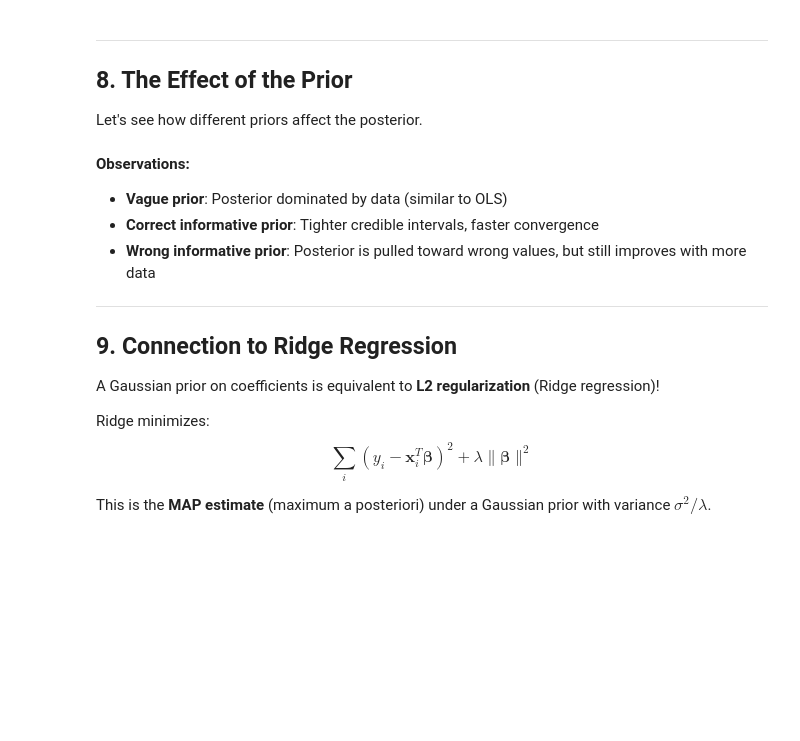
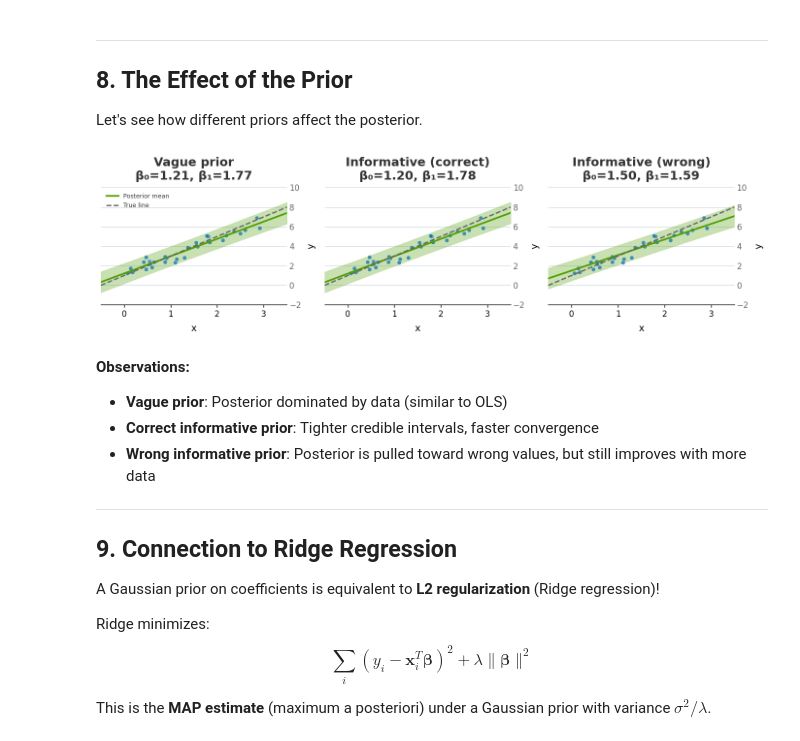
Before and after one commit to welr/learning_machines, a Jupyter notebook: ch02_03_bayesian_regression.ipynb, the cells around one changed output. Saved outputs shown, nothing was run; the diff lists cells and outputs as text; code cells hidden in the pictures; blank space fills up the shorter version.

```diff
--- a/ch02_03_bayesian_regression.ipynb
+++ b/ch02_03_bayesian_regression.ipynb
@@ -456,36 +478,38 @@ fig, axes = plt.subplots(1, 3, figsize=(14, 4))
 
 priors = [
     ("Vague prior", np.array([0, 0]), np.array([[100, 0], [0, 100]])),
     ("Informative (correct)", np.array([1, 2]), np.array([[0.5, 0], [0, 0.5]])),
     ("Informative (wrong)", np.array([5, -1]), np.array([[0.5, 0], [0, 0.5]])),
 ]
 
 for ax, (title, p_mean, p_cov) in zip(axes, priors):
-    pm, pc = bayesian_linear_regression_analytical(X_design, y, p_mean, p_cov, noise_var)
-    pred_m, pred_v = posterior_predictive(x_plot, pm, pc, noise_var)
+    post_mean, post_cov = bayesian_linear_regression_analytical(X_design, y, p_mean, p_cov, noise_var)
+    pred_m, pred_v = posterior_predictive(x_plot, post_mean, post_cov, noise_var)
     pred_s = np.sqrt(pred_v)
 
     # Credible interval
     ax.fill_between(x_plot, pred_m - 1.96*pred_s, pred_m + 1.96*pred_s,
                     alpha=0.3, color=mt.GREEN)
     ax.plot(x_plot, pred_m, c=mt.GREEN, linewidth=2.5, label='Posterior mean')
 
     # True and data
     ax.plot(x_plot, true_beta0 + true_beta1 * x_plot, c=mt.GRAY, linestyle='--',
             linewidth=2, label='True line')
     ax.scatter(X, y, c=mt.BLUE, s=40, alpha=0.7, edgecolors='white', linewidths=0.5)
 
     ax.set_xlabel('x')
     ax.set_ylabel('y')
-    ax.set_title(f'{title}\nβ₀={pm[0]:.2f}, β₁={pm[1]:.2f}', fontweight='bold')
+    ax.set_title(f'{title}\nβ₀={post_mean[0]:.2f}, β₁={post_mean[1]:.2f}', fontweight='bold')
     ax.set_xlim(-0.5, 3.5)
     ax.set_ylim(-2, 10)
     if ax == axes[0]:
         ax.legend(loc='upper left', fontsize=9)
     mt.apply_economist_style(ax)
 
 plt.tight_layout()
 plt.show()
+# %% [output]
+[figure, added]
 # %% [markdown]
 **Observations:**
 - **Vague prior**: Posterior dominated by data (similar to OLS)
```
Also changed, not shown: parts of 9 cells of this notebook.
